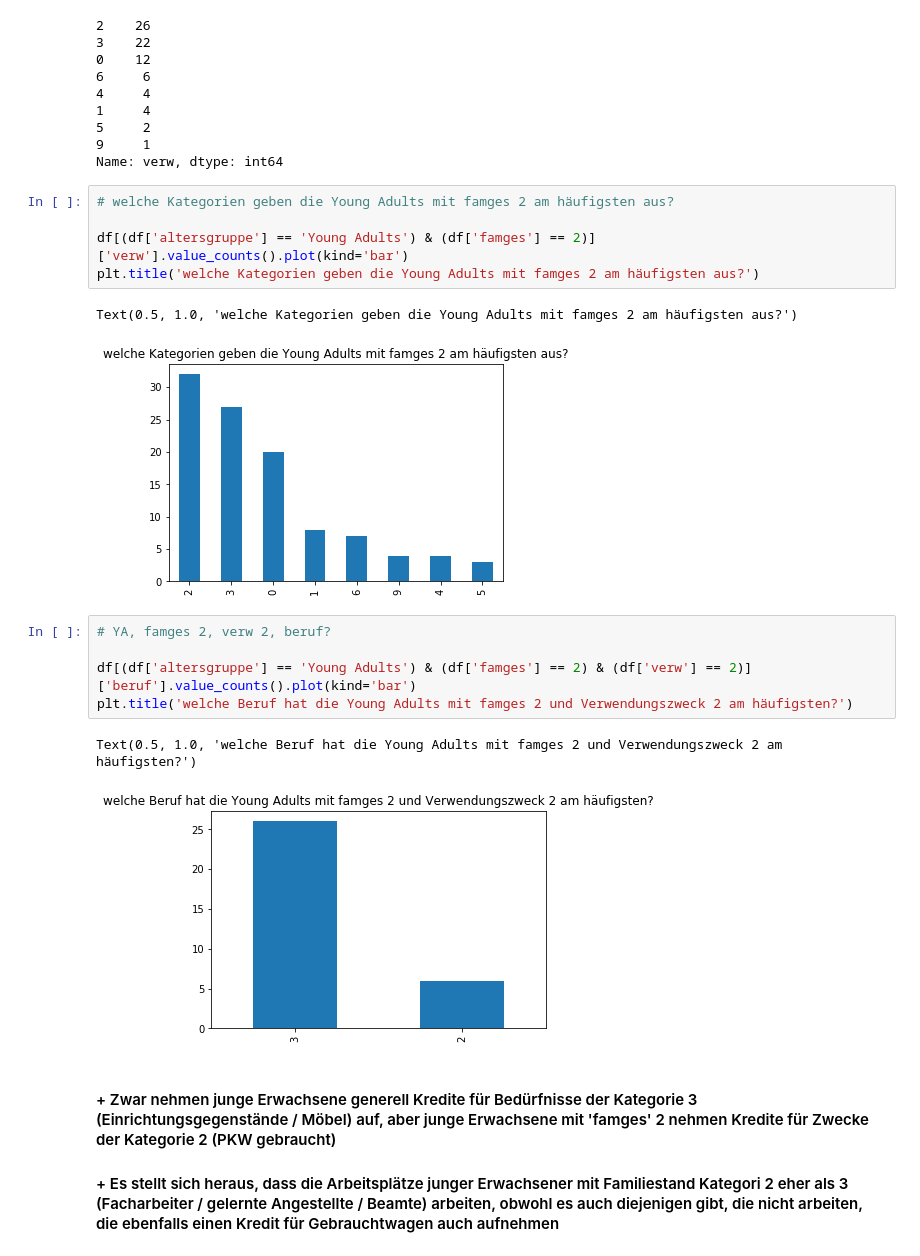
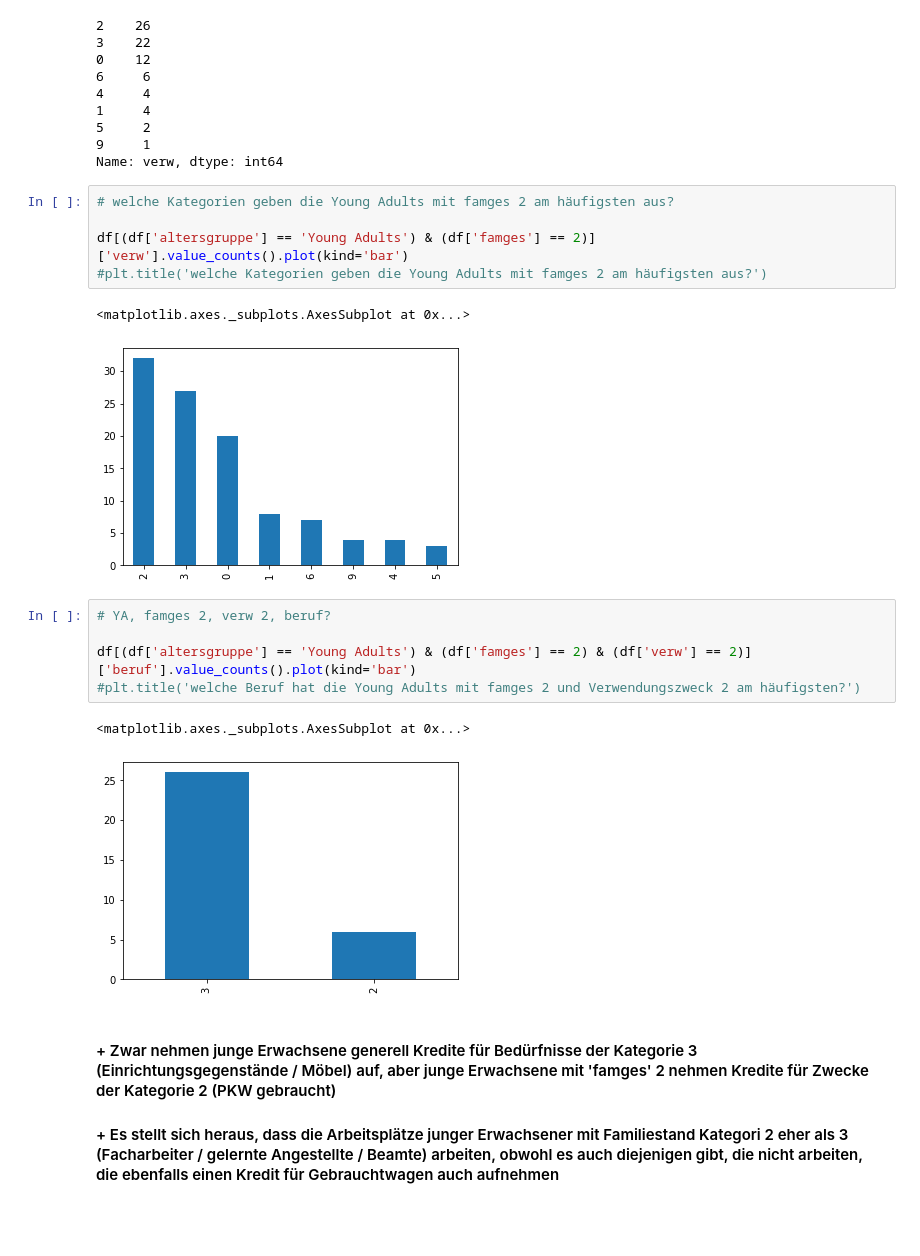
Before and after one commit to satriobhirawa/Kredit-EDA-SudDeutschland, a Jupyter notebook: BA_Credit.ipynb, the cells around one changed output. Cells and saved outputs as stored; diff of their text form; blank space fills up the shorter version.

```diff
--- a/BA_Credit.ipynb
+++ b/BA_Credit.ipynb
@@ -631,19 +659,19 @@ Name: verw, dtype: int64
 # %%
 # welche Kategorien geben die Young Adults mit famges 2 am häufigsten aus?
 
 df[(df['altersgruppe'] == 'Young Adults') & (df['famges'] == 2)]['verw'].value_counts().plot(kind='bar')
-plt.title('welche Kategorien geben die Young Adults mit famges 2 am häufigsten aus?')
+#plt.title('welche Kategorien geben die Young Adults mit famges 2 am häufigsten aus?')
 # %% [output]
-Text(0.5, 1.0, 'welche Kategorien geben die Young Adults mit famges 2 am häufigsten aus?')
+<matplotlib.axes._subplots.AxesSubplot at 0x...>
-[figure, old version]
+[figure, new version]
 # %%
 # YA, famges 2, verw 2, beruf?
 
 df[(df['altersgruppe'] == 'Young Adults') & (df['famges'] == 2) & (df['verw'] == 2)]['beruf'].value_counts().plot(kind='bar')
-plt.title('welche Beruf hat die Young Adults mit famges 2 und Verwendungszweck 2 am häufigsten?')
+#plt.title('welche Beruf hat die Young Adults mit famges 2 und Verwendungszweck 2 am häufigsten?')
 # %% [output]
-Text(0.5, 1.0, 'welche Beruf hat die Young Adults mit famges 2 und Verwendungszweck 2 am häufigsten?')
+<matplotlib.axes._subplots.AxesSubplot at 0x...>
-[figure, old version]
+[figure, new version]
 # %% [markdown]
 #### + Zwar nehmen junge Erwachsene generell Kredite für Bedürfnisse der Kategorie 3 (Einrichtungsgegenstände / Möbel) auf, aber junge Erwachsene mit 'famges' 2 nehmen Kredite für Zwecke der Kategorie 2 (PKW gebraucht)
 
```
Also changed, not shown: parts of 11 cells of this notebook, 1 other file.
